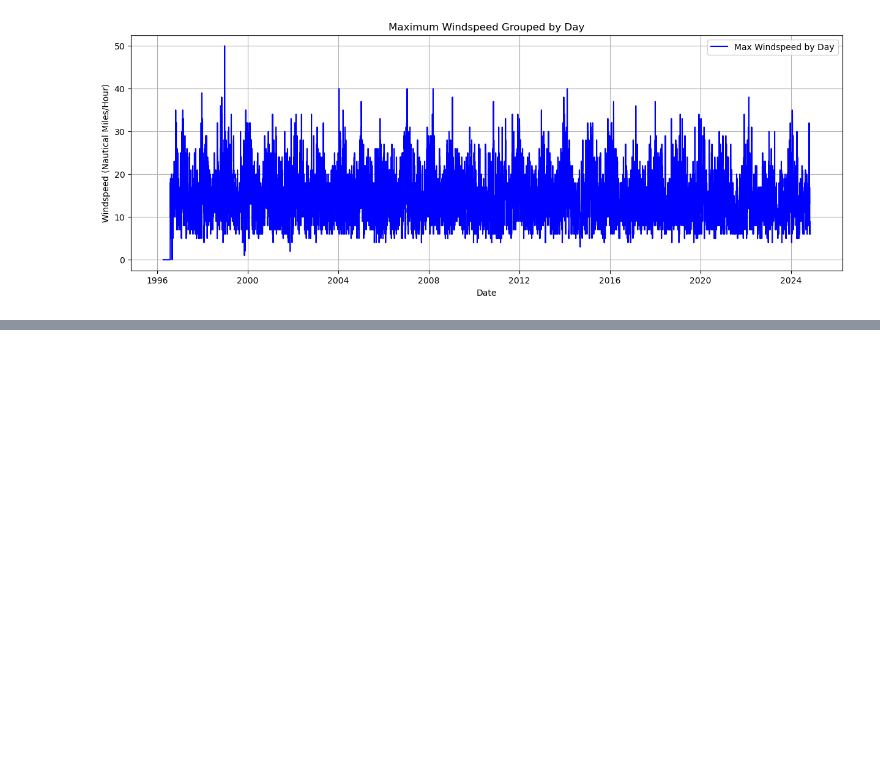
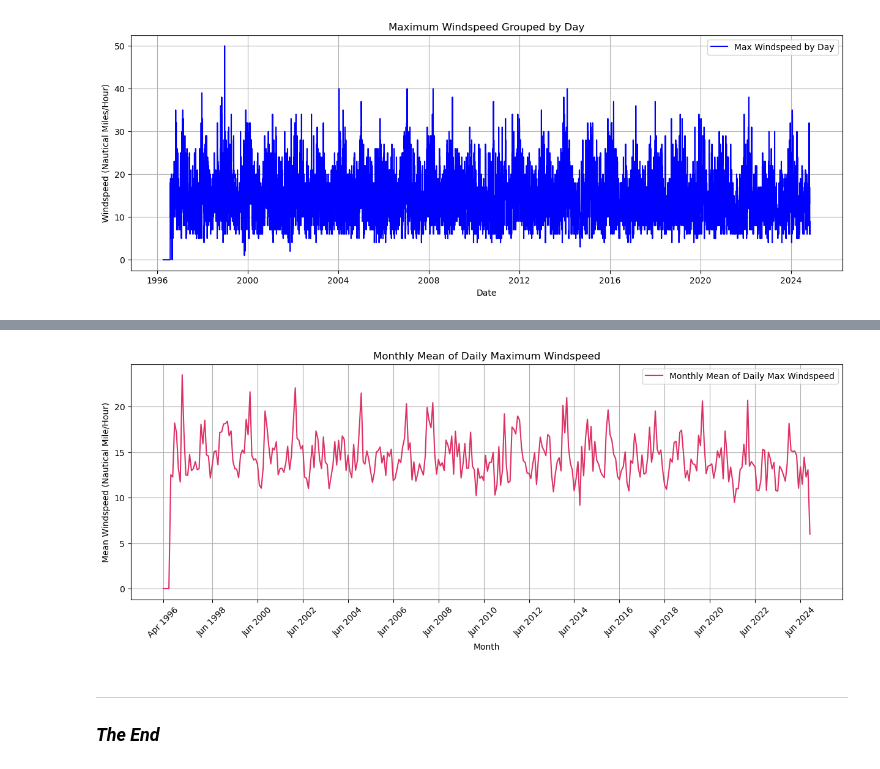
Before and after one commit to ermelinda-q/PFDA, a Jupyter notebook: assignments/assignment_6_weather.ipynb, the cells around one changed output, grey strips where cells are left out. Saved outputs shown, nothing was run; the diff lists cells and outputs as text; code cells hidden in the pictures; blank space fills up the shorter version.

```diff
--- a/assignments/assignment_6_weather.ipynb
+++ b/assignments/assignment_6_weather.ipynb
@@ -260,0 +264,9 @@ plt.show()
+# %%
+# Resetting the index for the daily_max_speed to make it a DataFrame
+daily_max_windspeed = daily_max_windspeed.reset_index()
+
+# I'm renaming the columns.
+daily_max_windspeed.columns = ['date', 'max_wdsp']
+
+# Checking that it works.
+daily_max_windspeed.head()
@@ -260,0 +287,12 @@ plt.show()
+# %%
+# Making sure that the date is set in the datetime format.
+daily_max_windspeed['date'] = pd.to_datetime(daily_max_windspeed['date'], errors='coerce')
+
+# Extracting year and month using 'dt.to_period' for grouping
+daily_max_windspeed['year_month'] = daily_max_windspeed['date'].dt.to_period('M')
+
+# Grouping by the 'year_month' column and getting the mean value of the max_wdsp values for each month.
+monthly_group = daily_max_windspeed.groupby('year_month')['max_wdsp'].mean()
+
+# Preview the result
+monthly_group.head(5)
@@ -260,0 +307,24 @@ plt.show()
+# %%
+# Converting PeriodIndex to datetime (first day of each month)
+monthly_group.index = monthly_group.index.to_timestamp()
+# Setting tick_frequency to 24 so the date will be displayed every two years(to avoid data getting crowded) in the format 'month year'.
+tick_frequency = 24
+# Plotting the monthly mean of daily max windspeeds
+plt.figure(figsize=(15, 5))
+plt.plot(monthly_group.index, monthly_group, label='Monthly Mean of Daily Max Windspeed', color='#DE3163')
+plt.title('Monthly Mean of Daily Maximum Windspeed')
+plt.xlabel('Month')
+plt.ylabel('Mean Windspeed (Nautical Mile/Hour)')
+plt.legend()
+plt.grid(True)
+
+# Formatting x-axis labels to show month-year format.
+plt.xticks(monthly_group.index[::tick_frequency], monthly_group.index.strftime('%b %Y')[::tick_frequency], rotation=45)
+
+# Show the plot
+plt.show()
+# %% [output]
+[figure, added]
+# %% [markdown]
+***
+### _The End_
```
Also changed, not shown: parts of 4 cells of this notebook.
